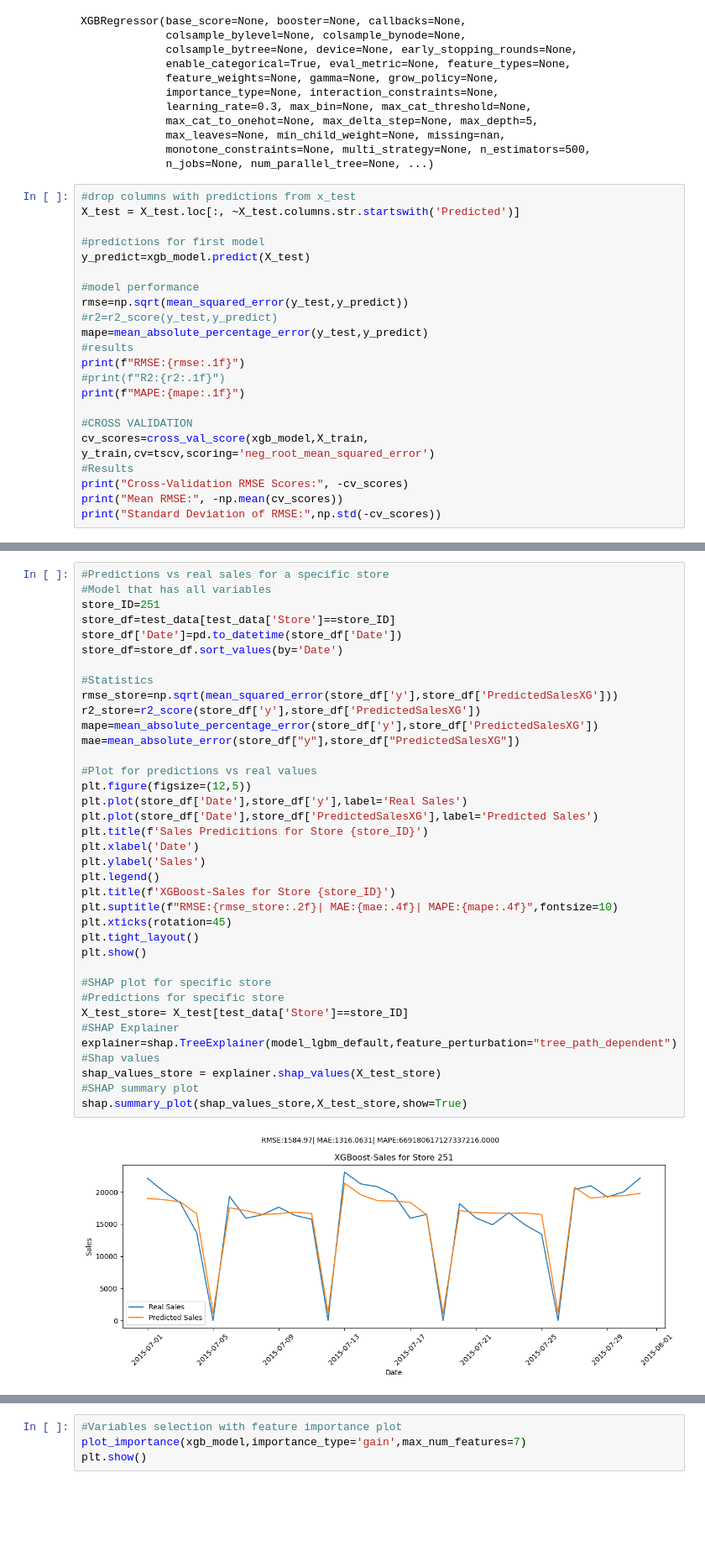
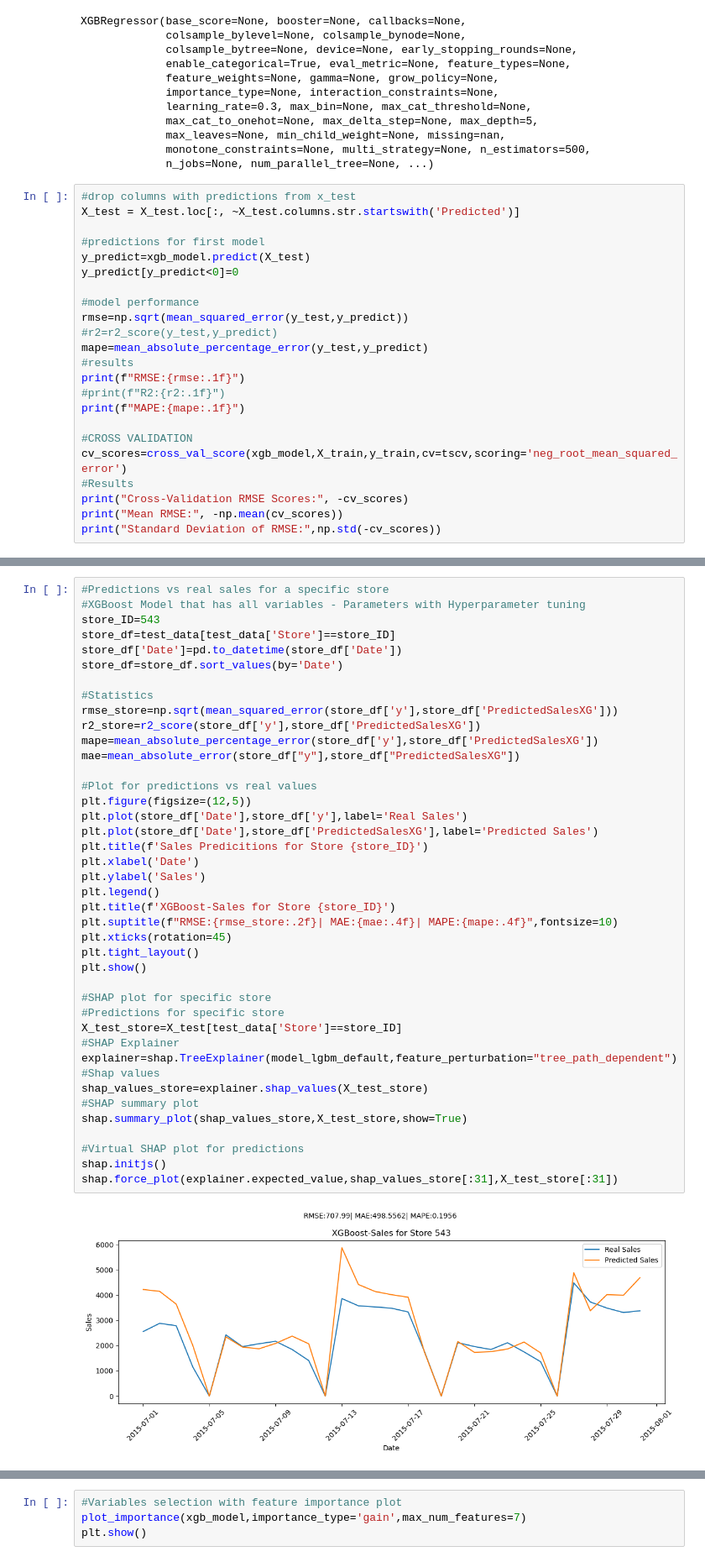
Before and after one commit to GeorgeStampolidiss/Projects, a Jupyter notebook: Project1_GStampolidis.ipynb, the cells around one changed output, grey strips where cells are left out. Shown at 84% size. Saved outputs shown, nothing was run; the diff lists cells and outputs as text; blank space fills up the shorter version.

```diff
--- a/Project1_GStampolidis.ipynb
+++ b/Project1_GStampolidis.ipynb
@@ -2596,6 +2605,7 @@ X_test = X_test.loc[:, ~X_test.columns.str.startswith('Predicted')]
 
 #predictions for first model
 y_predict=xgb_model.predict(X_test)
+y_predict[y_predict<0]=0
 
 #model performance
 rmse=np.sqrt(mean_squared_error(y_test,y_predict))
@@ -2607,7 +2617,7 @@ print(f"RMSE:{rmse:.1f}")
 print(f"MAPE:{mape:.1f}")
 
 #CROSS VALIDATION
-cv_scores=cross_val_score(xgb_model,X_train, y_train,cv=tscv,scoring='neg_root_mean_squared_error')
+cv_scores=cross_val_score(xgb_model,X_train,y_train,cv=tscv,scoring='neg_root_mean_squared_error')
 #Results
 print("Cross-Validation RMSE Scores:", -cv_scores)
 print("Mean RMSE:", -np.mean(cv_scores))
@@ -2661,40 +2671,44 @@ max      6092.405249
 Name: RMSE, dtype: float64
 # %%
 #Predictions vs real sales for a specific store
-#Model that has all variables
-store_ID=251
+#XGBoost Model that has all variables - Parameters with Hyperparameter tuning
+store_ID=543
 store_df=test_data[test_data['Store']==store_ID]
 store_df['Date']=pd.to_datetime(store_df['Date'])
 store_df=store_df.sort_values(by='Date')
 
 #Statistics
 rmse_store=np.sqrt(mean_squared_error(store_df['y'],store_df['PredictedSalesXG']))
 r2_store=r2_score(store_df['y'],store_df['PredictedSalesXG'])
 mape=mean_absolute_percentage_error(store_df['y'],store_df['PredictedSalesXG'])
 mae=mean_absolute_error(store_df["y"],store_df["PredictedSalesXG"])
 
 #Plot for predictions vs real values
 plt.figure(figsize=(12,5))
 plt.plot(store_df['Date'],store_df['y'],label='Real Sales')
 plt.plot(store_df['Date'],store_df['PredictedSalesXG'],label='Predicted Sales')
 plt.title(f'Sales Predicitions for Store {store_ID}')
 plt.xlabel('Date')
 plt.ylabel('Sales')
 plt.legend()
 plt.title(f'XGBoost-Sales for Store {store_ID}')
 plt.suptitle(f"RMSE:{rmse_store:.2f}| MAE:{mae:.4f}| MAPE:{mape:.4f}",fontsize=10)
 plt.xticks(rotation=45)
 plt.tight_layout()
 plt.show()
 
 #SHAP plot for specific store
 #Predictions for specific store
-X_test_store= X_test[test_data['Store']==store_ID]
+X_test_store=X_test[test_data['Store']==store_ID]
 #SHAP Explainer
 explainer=shap.TreeExplainer(model_lgbm_default,feature_perturbation="tree_path_dependent")
 #Shap values
-shap_values_store = explainer.shap_values(X_test_store)
+shap_values_store=explainer.shap_values(X_test_store)
 #SHAP summary plot
 shap.summary_plot(shap_values_store,X_test_store,show=True)
+
+#Virtual SHAP plot for predictions
+shap.initjs()
+shap.force_plot(explainer.expected_value,shap_values_store[:31],X_test_store[:31])
 # %% [output]
-[figure, old version]
+[figure, new version]
```
Also changed, not shown: parts of 6 cells of this notebook.
